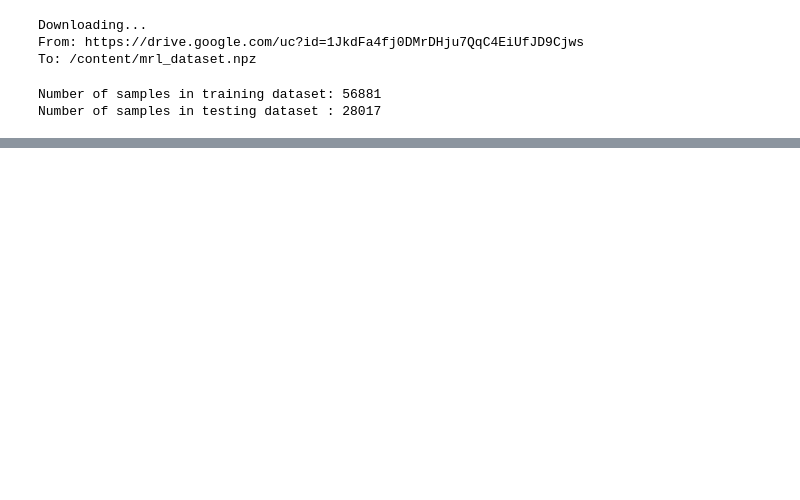
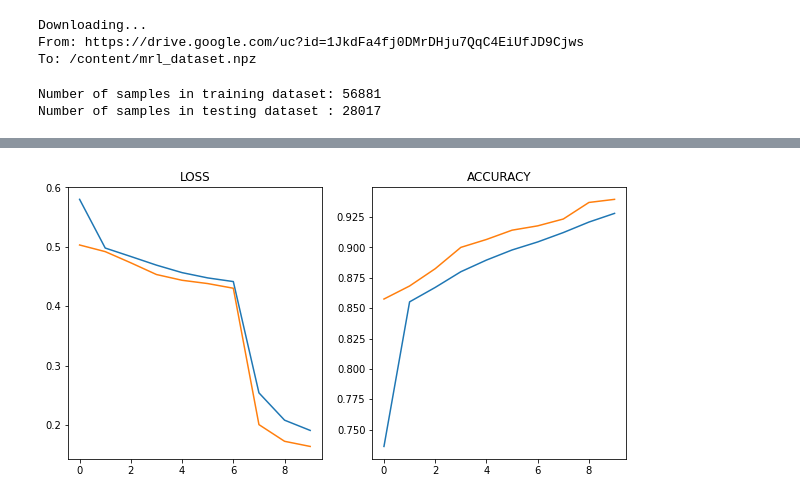
Before and after one commit to abhilb/Open-eye-closed-eye-classification, a Jupyter notebook: Part2/MRL_Dataset_CNN_Classification.ipynb, the cells around one changed output, grey strips where cells are left out. Cells and saved outputs as stored; diff of their text form; code cells hidden in the pictures; blank space fills up the shorter version.

```diff
--- a/Part2/MRL_Dataset_CNN_Classification.ipynb
+++ b/Part2/MRL_Dataset_CNN_Classification.ipynb
@@ -106,11 +106,8 @@ class DataGenerator(Sequence):
   def on_epoch_end(self):
     np.random.shuffle(self.data)
 # %%
-train_generator = DataGenerator(64, (32, 32, 1), X_train, y_train)
-valid_generator = DataGenerator(32, (32, 32, 1), X_test, y_test)
+train_generator = DataGenerator(64, (32, 32, 1), X_train[:40000,:], y_train[:40000])
+valid_generator = DataGenerator(32, (32, 32, 1), X_train[40000:,:], y_train[40000:])
 
-history = model.fit_generator(generator=train_generator,
-                    validation_data=valid_generator,
-                    use_multiprocessing=True,
-                    workers=6)
+history = model.fit(train_generator, validation_data=valid_generator, epochs=10)
 # %% [output]
@@ -117,0 +134,15 @@ history = model.fit_generator(generator=train_generator,
+# %%
+figure, axes = plt.subplots(1, 2)
+figure.set_size_inches((10, 5))
+epochs = np.arange(len(history.history['loss']))
+axes[0].plot(epochs, history.history['loss'])
+axes[0].plot(epochs, history.history['val_loss'])
+axes[0].set_title("LOSS")
+
+axes[1].plot(epochs, history.history['accuracy'])
+axes[1].plot(epochs, history.history['val_accuracy'])
+axes[1].set_title("ACCURACY")
+
+plt.show()
+# %% [output]
+[figure, added]
```
Also changed, not shown: parts of 4 cells of this notebook.
